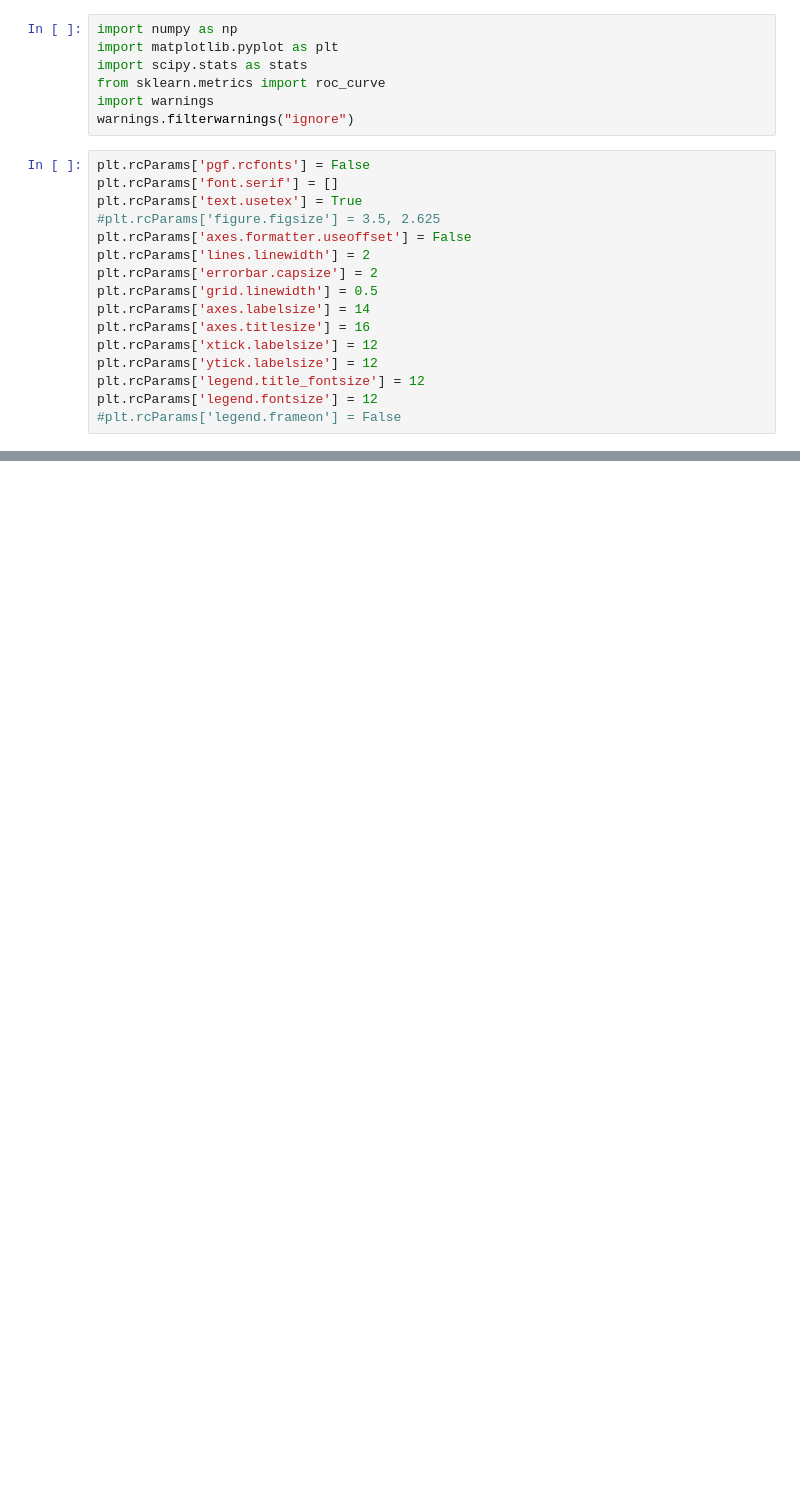
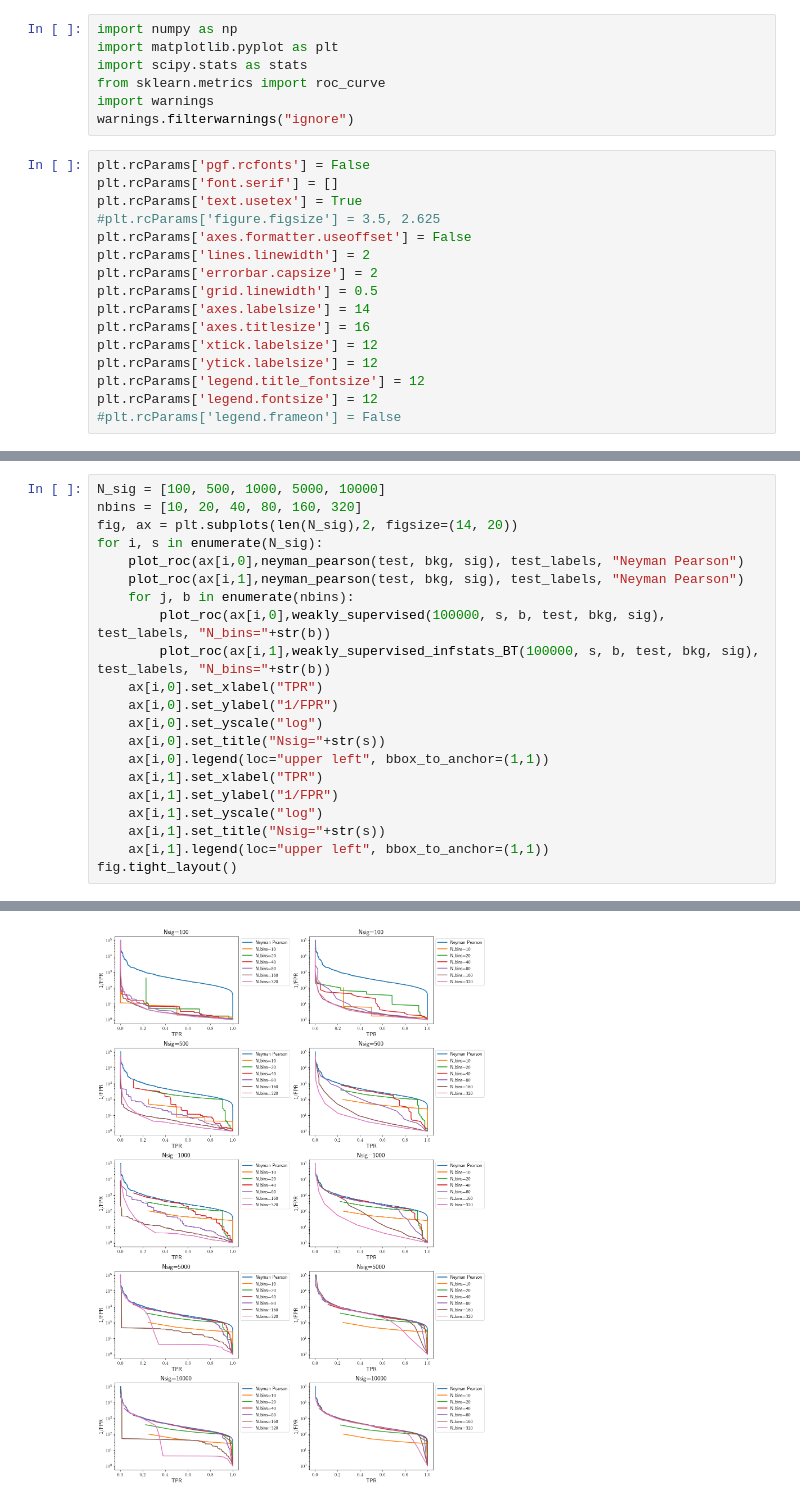
Before and after one commit to mariehein/look_everywhere_in_AD, a Jupyter notebook: binned_classifier.ipynb, the cells around one changed output, grey strips where cells are left out. Cells and saved outputs as stored; diff of their text form; blank space fills up the shorter version.

```diff
--- a/binned_classifier.ipynb
+++ b/binned_classifier.ipynb
@@ -121,0 +162,22 @@ fig.tight_layout()
+# %%
+N_sig = [100, 500, 1000, 5000, 10000]
+nbins = [10, 20, 40, 80, 160, 320]
+fig, ax = plt.subplots(len(N_sig),2, figsize=(14, 20))
+for i, s in enumerate(N_sig):
+    plot_roc(ax[i,0],neyman_pearson(test, bkg, sig), test_labels, "Neyman Pearson")
+    plot_roc(ax[i,1],neyman_pearson(test, bkg, sig), test_labels, "Neyman Pearson")
+    for j, b in enumerate(nbins):
+        plot_roc(ax[i,0],weakly_supervised(100000, s, b, test, bkg, sig), test_labels, "N_bins="+str(b))
+        plot_roc(ax[i,1],weakly_supervised_infstats_BT(100000, s, b, test, bkg, sig), test_labels, "N_bins="+str(b))
+    ax[i,0].set_xlabel("TPR")
+    ax[i,0].set_ylabel("1/FPR")
+    ax[i,0].set_yscale("log")
+    ax[i,0].set_title("Nsig="+str(s))
+    ax[i,0].legend(loc="upper left", bbox_to_anchor=(1,1))
+    ax[i,1].set_xlabel("TPR")
+    ax[i,1].set_ylabel("1/FPR")
+    ax[i,1].set_yscale("log")
+    ax[i,1].set_title("Nsig="+str(s))
+    ax[i,1].legend(loc="upper left", bbox_to_anchor=(1,1))
+fig.tight_layout()
+# %% [output]
@@ -121,0 +201 @@ fig.tight_layout()
+[figure, added]
```
Also changed, not shown: parts of 5 cells of this notebook, 7 other files.
